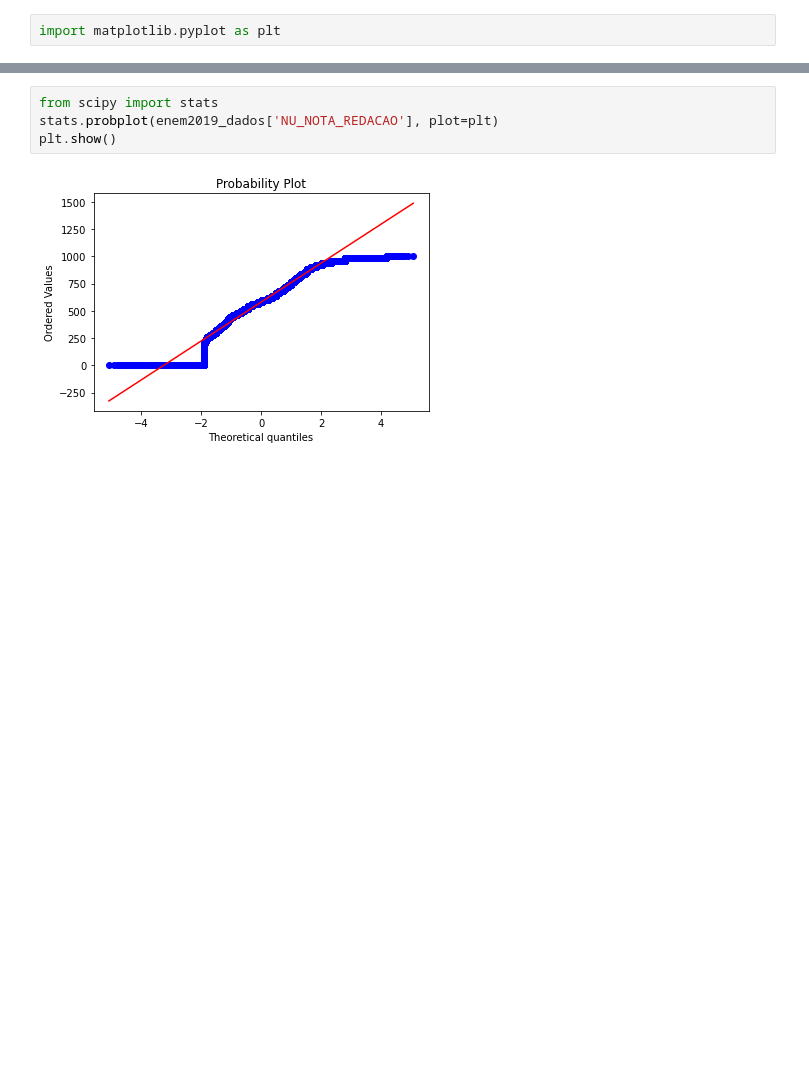
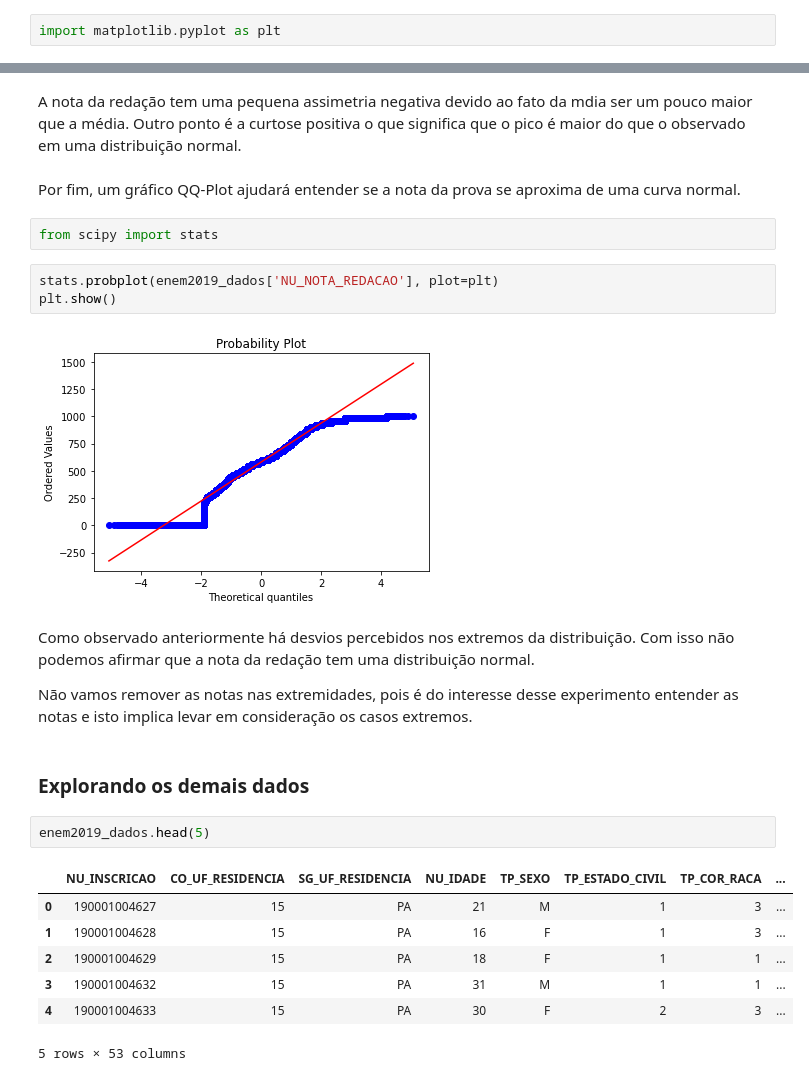
Before and after one commit to edvaldolaraujo/ML-Dados-Enem2019, a Jupyter notebook: 2 - ENEM 2019 - Experimento Machine Learning - Analise Exploratoria de Dados.ipynb, the cells around one changed output, grey strips where cells are left out. Drawn from its saved outputs; the diff is of its cells as text; blank space fills up the shorter version.

```diff
--- a/2 - ENEM 2019 - Experimento Machine Learning - Analise Exploratoria de Dados.ipynb
+++ b/2 - ENEM 2019 - Experimento Machine Learning - Analise Exploratoria de Dados.ipynb
@@ -88,6 +97,27 @@ smdesc.describe(enem2019_dados['NU_NOTA_REDACAO'])
+# %% [markdown]
+A nota da redação tem uma pequena assimetria negativa devido ao fato da mdia ser um pouco maior que a média. Outro ponto é a curtose positiva o que significa que o pico é maior do que o observado em uma distribuição normal.
+# %% [markdown]
+Por fim, um gráfico QQ-Plot ajudará entender se a nota da prova se aproxima de uma curva normal.
+# %%
+from scipy import stats
 # %%
-from scipy import stats
 stats.probplot(enem2019_dados['NU_NOTA_REDACAO'], plot=plt)
 plt.show()
 # %% [output]
 [figure]
+# %% [markdown]
+Como observado anteriormente há desvios percebidos nos extremos da distribuição. Com isso não podemos afirmar que a nota da redação tem uma distribuição normal.
+
+Não vamos remover as notas nas extremidades, pois é do interesse desse experimento entender as notas e isto implica levar em consideração os casos extremos.
+# %% [markdown]
+### Explorando os demais dados
+# %%
+enem2019_dados.head(5)
+# %% [output]
+|  | NU_INSCRICAO | CO_UF_RESIDENCIA | SG_UF_RESIDENCIA | NU_IDADE | TP_SEXO | TP_ESTADO_CIVIL | TP_COR_RACA | ... |
+| 0 | 190001004627 | 15 | PA | 21 | M | 1 | 3 | ... |
+| 1 | 190001004628 | 15 | PA | 16 | F | 1 | 3 | ... |
+| 2 | 190001004629 | 15 | PA | 18 | F | 1 | 1 | ... |
+| 3 | 190001004632 | 15 | PA | 31 | M | 1 | 1 | ... |
+| 4 | 190001004633 | 15 | PA | 30 | F | 2 | 3 | ... |
+5 rows × 53 columns
```
Also changed, not shown: parts of 17 cells of this notebook, 2 other files.
